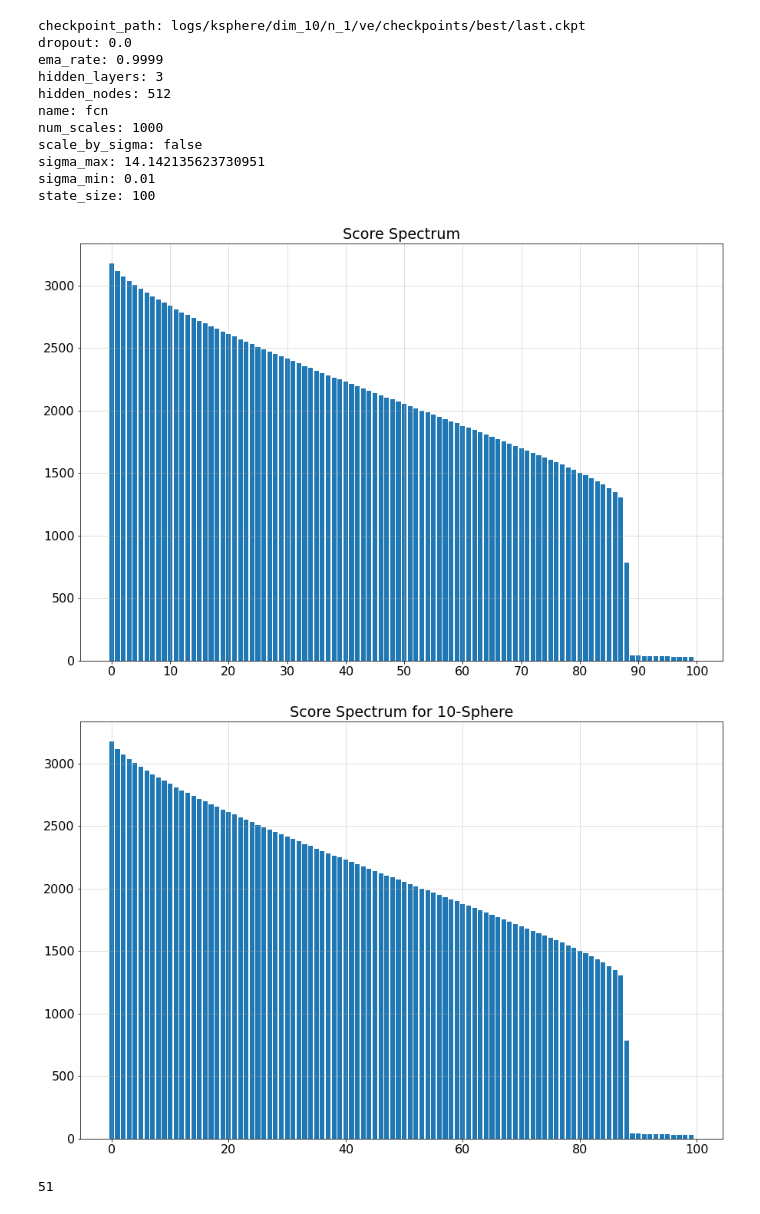
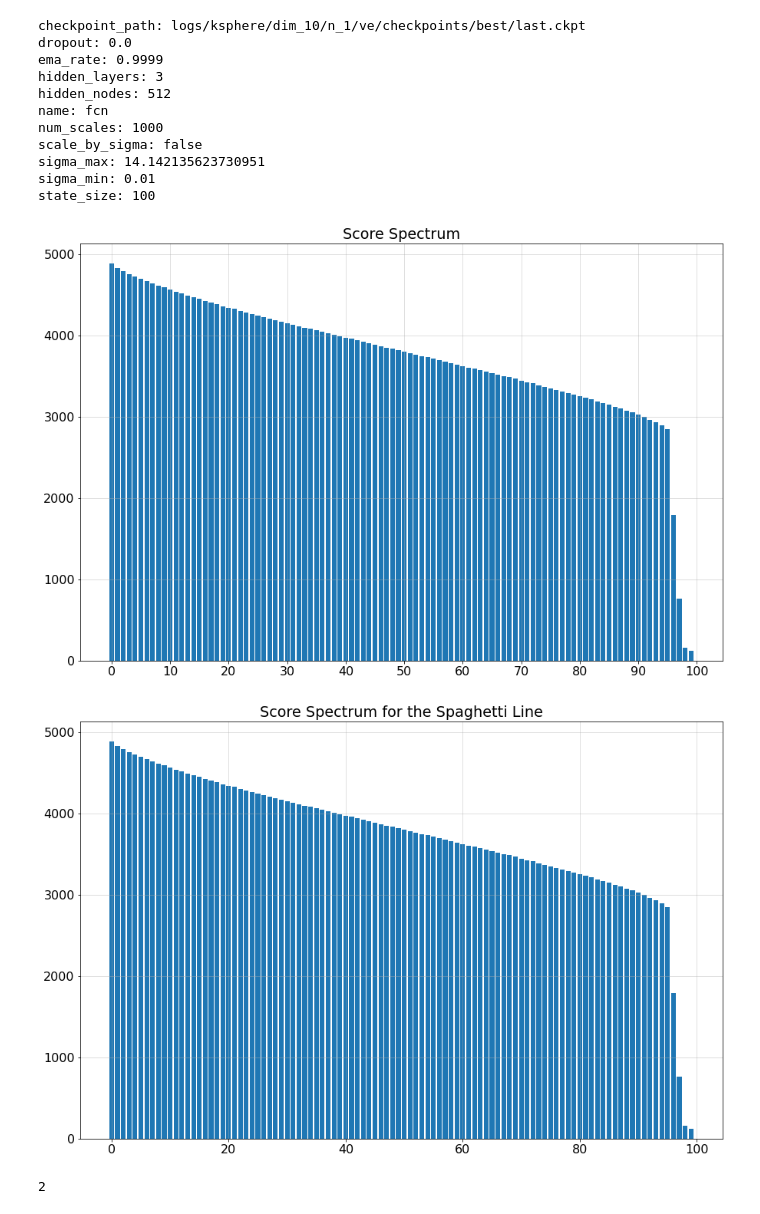
Before and after one commit to GBATZOLIS/conditional_score_diffusion, a Jupyter notebook: test_get_dim.ipynb, the cells around one changed output. Saved outputs shown, nothing was run; the diff lists cells and outputs as text; code cells hidden in the pictures.

```diff
--- a/test_get_dim.ipynb
+++ b/test_get_dim.ipynb
@@ -52,8 +52,10 @@ state_size: 100
 #path = 'logs/ksphere/dim_10/n_1/uniform/svd/svd_21000.pkl'
 #path = 'logs/ksphere/dim_10/n_1/ve/svd.pkl'
 #path = 'logs/ksphere/dim_50/n_1/random_isometry/uniform_random/svd/svd_1000.pkl'
-path = 'logs/ksphere/dim_10/n_1/uniform_random/svd/svd_1000.pkl'
+#path = 'logs/ksphere/dim_10/n_1/uniform_random/svd/svd_1000.pkl'
 #path = 'logs/line/sine_line/svd/svd_1000.pkl'
+path = 'logs/mammoth/ve_random/svd/svd_22000.pkl'
+#path = 'logs/line/sine_line/svd/svd_26500.pkl'
 
 with open(path, 'rb') as f:
     svd = pickle.load(f)
@@ -61,31 +63,31 @@ with open(path, 'rb') as f:
 s = svd['singular_values']
 plot_spectrum(s)
 # %% [output]
-[figure, old version]
+[figure, new version]
 # %%
 singular_values = s
 sing_vals = (np.array(singular_values)).mean(axis=0)
 plt.rcParams.update({'font.size': 16})
 plt.figure(figsize=(15,10))
 plt.bar(list(range(len(sing_vals))),sing_vals)
 plt.grid(alpha=0.5)
-plt.title('Score Spectrum for 10-Sphere')
-plt.savefig('figures/10_sphere', dpi=300, facecolor='white')
+plt.title('Score Spectrum for the Spaghetti Line')
+#plt.savefig('figures/line', dpi=300, facecolor='white')
 plt.show()
 # %% [output]
-[figure, old version]
+[figure, new version]
 # %%
 s_zero= (np.array(singular_values)).mean(axis=0) #svd['singular_values'][0]
 def softmax(x):
     e_x = np.exp(x - np.max(x))
     return e_x / e_x.sum()
 
-difference = np.array([s_zero[i-1] - s_zero[i] for i in range(1, len(s_zero))])
-probs = softmax(difference/100)
+difference = np.array([s_zero[i-1] / s_zero[i] for i in range(1, len(s_zero))])
+probs = softmax(difference)
 d = len(probs) - np.argmax(probs)
 print(d)
 # %% [output]
-51
+2
 # %%
 plt.bar(range(len(probs)), probs)
 plt.show()
```
Also changed, not shown: parts of 3 cells of this notebook, 35 other files.
